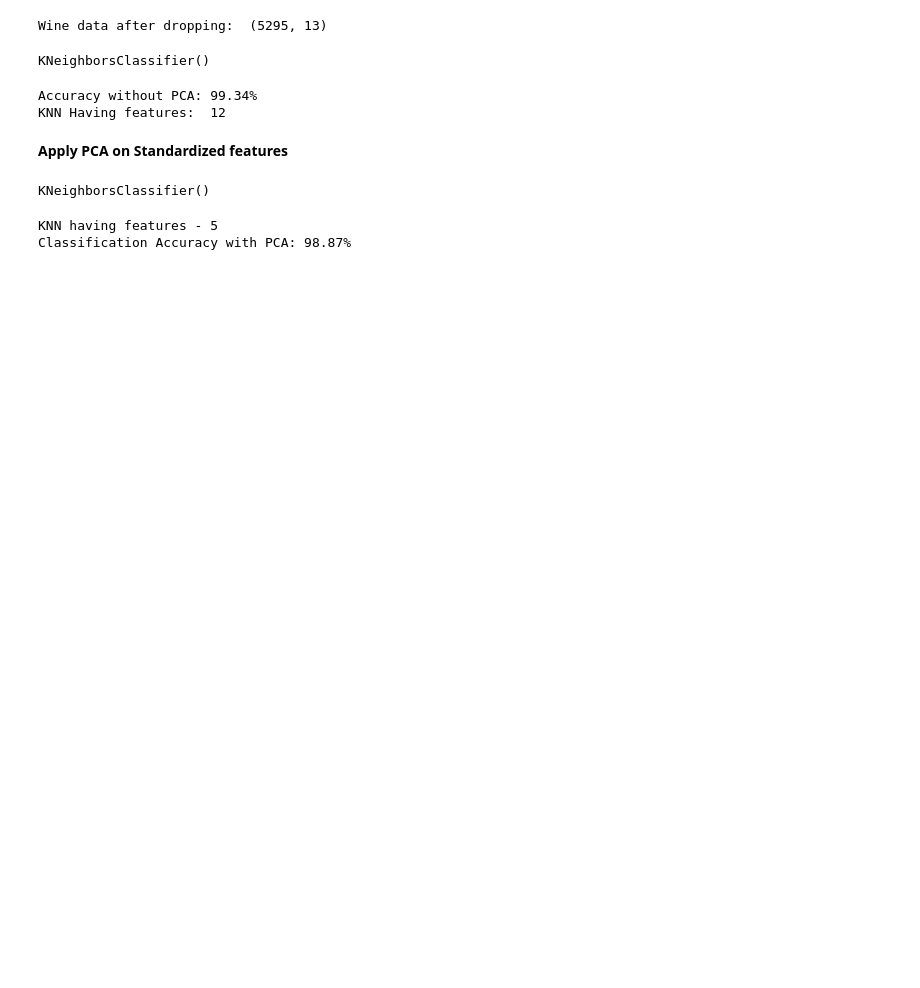
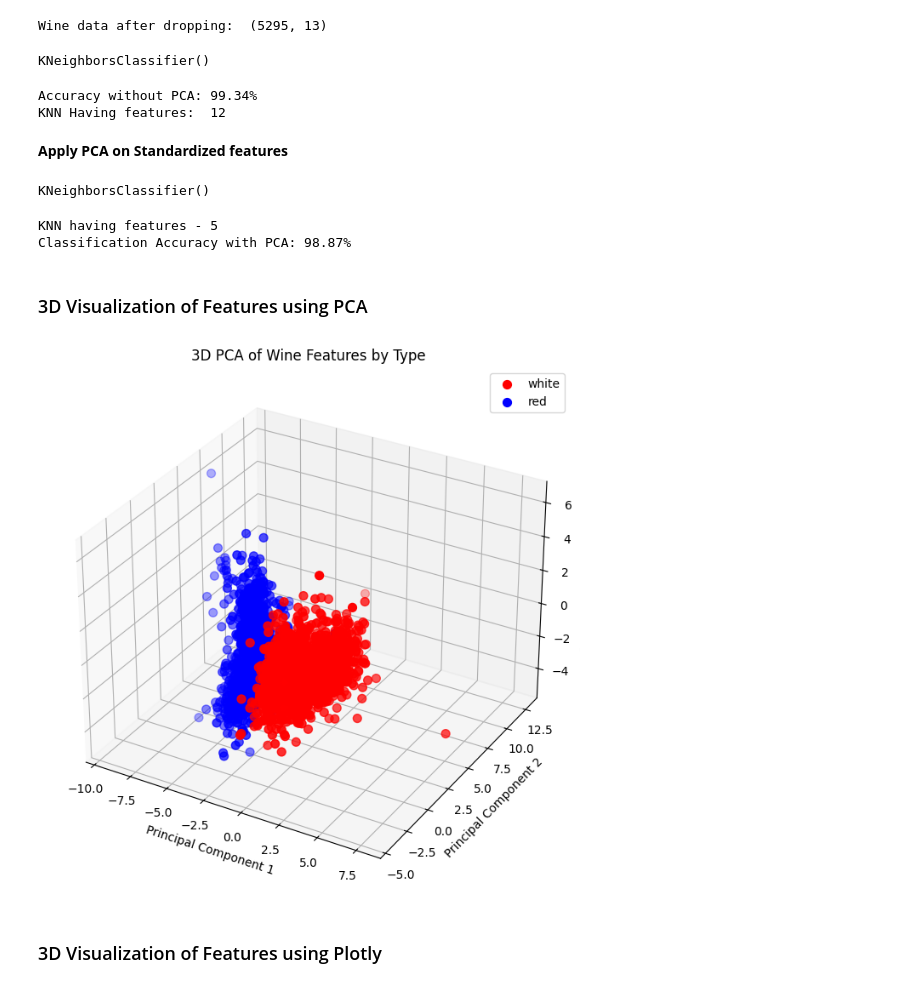
Before and after one commit to saisudhanv/ML-Practice, a Jupyter notebook: PCA_Task.ipynb, the cells around one changed output. Saved outputs shown, nothing was run; the diff lists cells and outputs as text; code cells hidden in the pictures; blank space fills up the shorter version.

Commit message:
Created 3D graph

```diff
--- a/PCA_Task.ipynb
+++ b/PCA_Task.ipynb
@@ -154,3 +154,38 @@ print("Classification Accuracy with PCA: {:.2f}%".format(accuracy_pca * 100))
 # %% [output]
 KNN having features - 5
 Classification Accuracy with PCA: 98.87%
+# %% [markdown]
+### 3D Visualization of Features using PCA
+# %%
+from mpl_toolkits.mplot3d import Axes3D
+
+# Apply PCA with 3 components for 3D visualization
+pca_3d = PCA(n_components=3)
+X_pca_3d = pca_3d.fit_transform(X_train_scaled)
+
+# Create a DataFrame for plotting
+df_pca_3d = pd.DataFrame(data=X_pca_3d, columns=['PC1', 'PC2', 'PC3'])
+df_pca_3d['type'] = y_train.reset_index(drop=True)
+
+# Plotting in 3D
+fig = plt.figure(figsize=(10, 8))
+ax = fig.add_subplot(111, projection='3d')
+
+# Get unique wine types for coloring
+types = df_pca_3d['type'].unique()
+colors = ['red', 'blue'] # Assign colors for 'red' and 'white' wine types
+
+for wine_type, color in zip(types, colors):
+    subset = df_pca_3d[df_pca_3d['type'] == wine_type]
+    ax.scatter(subset['PC1'], subset['PC2'], subset['PC3'], c=color, label=wine_type, s=50)
+
+ax.set_xlabel('Principal Component 1')
+ax.set_ylabel('Principal Component 2')
+ax.set_zlabel('Principal Component 3')
+ax.set_title('3D PCA of Wine Features by Type')
+ax.legend()
+plt.show()
+# %% [output]
+[figure, added]
+# %% [markdown]
+### 3D Visualization of Features using Plotly
```
Also changed, not shown: parts of 1 cell of this notebook.
